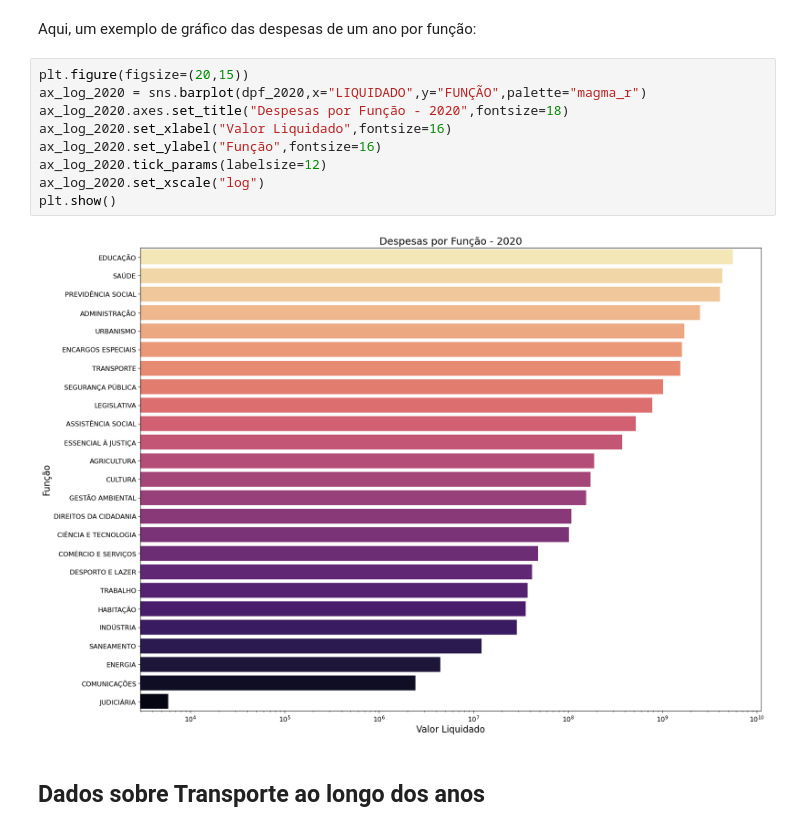
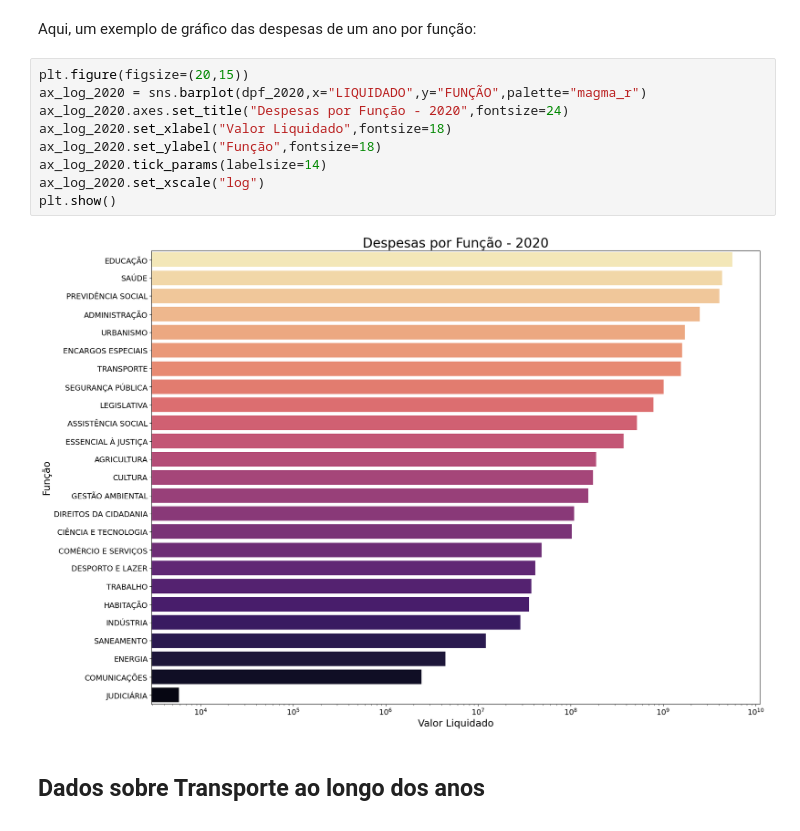
Before and after one commit to n3vrmr/despesas_df, a Jupyter notebook: cadernos_jupyter/apresentar.ipynb, the cells around one changed output. Saved outputs shown, nothing was run; the diff lists cells and outputs as text.

```diff
--- a/cadernos_jupyter/apresentar.ipynb
+++ b/cadernos_jupyter/apresentar.ipynb
@@ -155,14 +174,14 @@ Aqui, um exemplo de gráfico das despesas de um ano por função:
 # %%
 plt.figure(figsize=(20,15))
 ax_log_2020 = sns.barplot(dpf_2020,x="LIQUIDADO",y="FUNÇÃO",palette="magma_r")
-ax_log_2020.axes.set_title("Despesas por Função - 2020",fontsize=18)
-ax_log_2020.set_xlabel("Valor Liquidado",fontsize=16)
-ax_log_2020.set_ylabel("Função",fontsize=16)
-ax_log_2020.tick_params(labelsize=12)
+ax_log_2020.axes.set_title("Despesas por Função - 2020",fontsize=24)
+ax_log_2020.set_xlabel("Valor Liquidado",fontsize=18)
+ax_log_2020.set_ylabel("Função",fontsize=18)
+ax_log_2020.tick_params(labelsize=14)
 ax_log_2020.set_xscale("log")
 plt.show()
 # %% [output]
-[figure, old version]
+[figure, new version]
 # %% [markdown]
 ## Dados sobre Transporte ao longo dos anos
 # %% [markdown]
```
Also changed, not shown: parts of 9 cells of this notebook.
